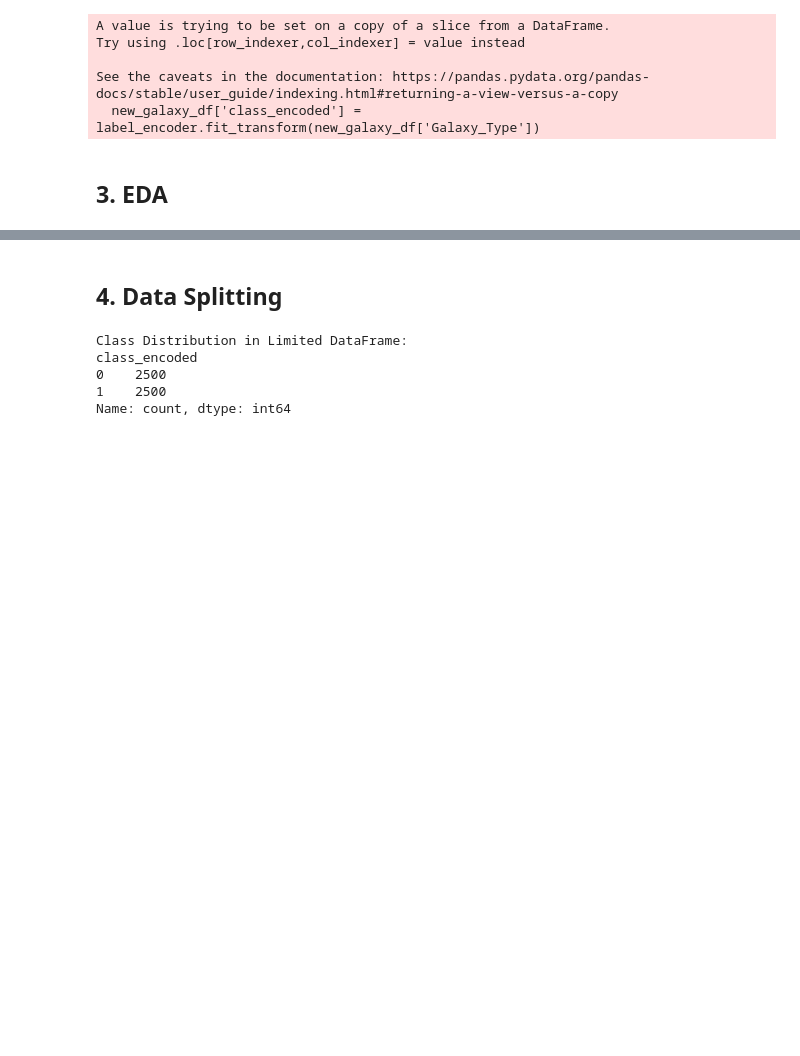
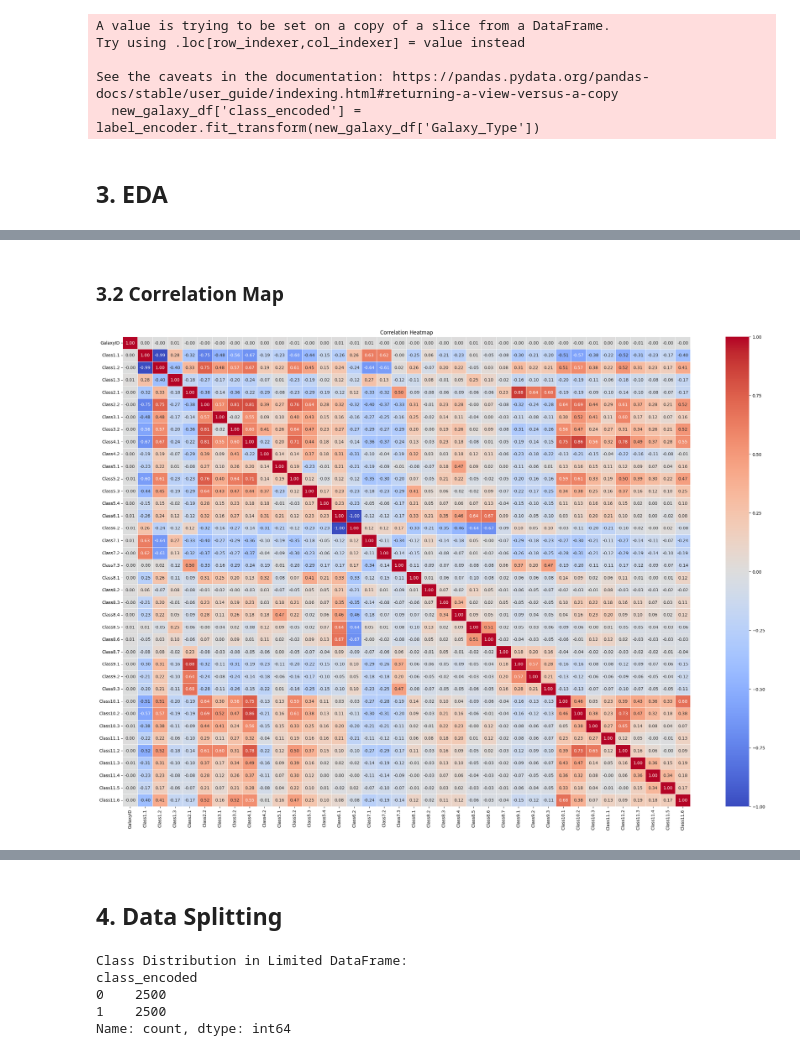
Before and after one commit to Diya-Amith/Data-Science-Project-Galaxy-Morphology-Classification-Using-Deep-Learning-and-Explainable-AI-, a Jupyter notebook: galaxy_morphology_sprial&elliptical.ipynb, the cells around one changed output, grey strips where cells are left out. Saved outputs shown, nothing was run; the diff lists cells and outputs as text; code cells hidden in the pictures; blank space fills up the shorter version.

```diff
--- a/galaxy_morphology_sprial&elliptical.ipynb
+++ b/galaxy_morphology_sprial&elliptical.ipynb
@@ -328,0 +295,16 @@ KeyError: 1430
+# %% [markdown]
+### **3.2 Correlation Map**
+# %%
+# Filter only numerical columns
+numerical_columns = filtered_labels_df.select_dtypes(include=['number']).columns
+
+# Compute the correlation matrix for the numerical columns
+correlation_matrix = filtered_labels_df[numerical_columns].corr()
+
+# Plot the correlation heatmap
+plt.figure(figsize=(30, 20))
+sns.heatmap(correlation_matrix, annot=True, cmap='coolwarm', fmt='.2f', linewidths=0.5)
+plt.title('Correlation Heatmap')
+plt.show()
+# %% [output]
+[figure, added]
```
Also changed, not shown: parts of 49 cells of this notebook.
